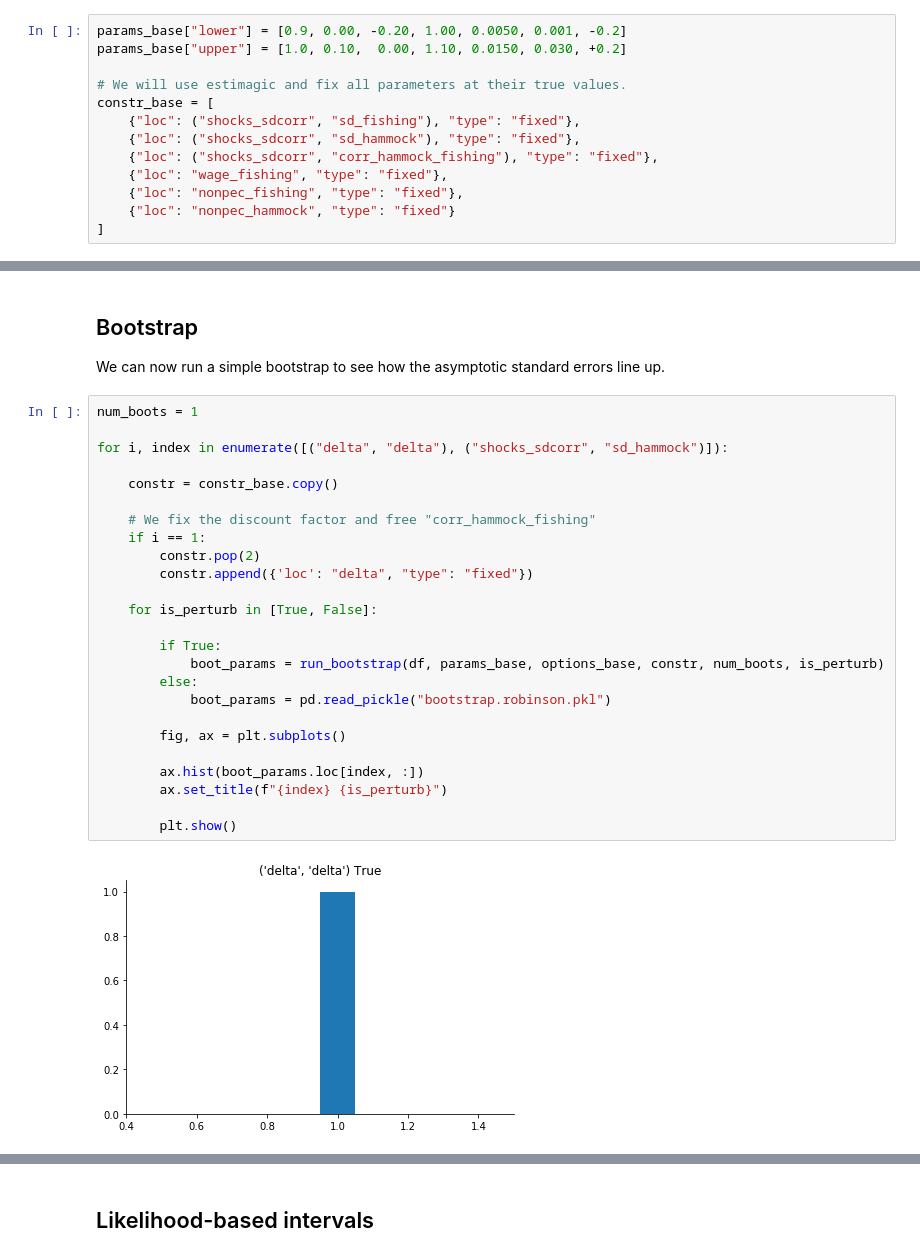
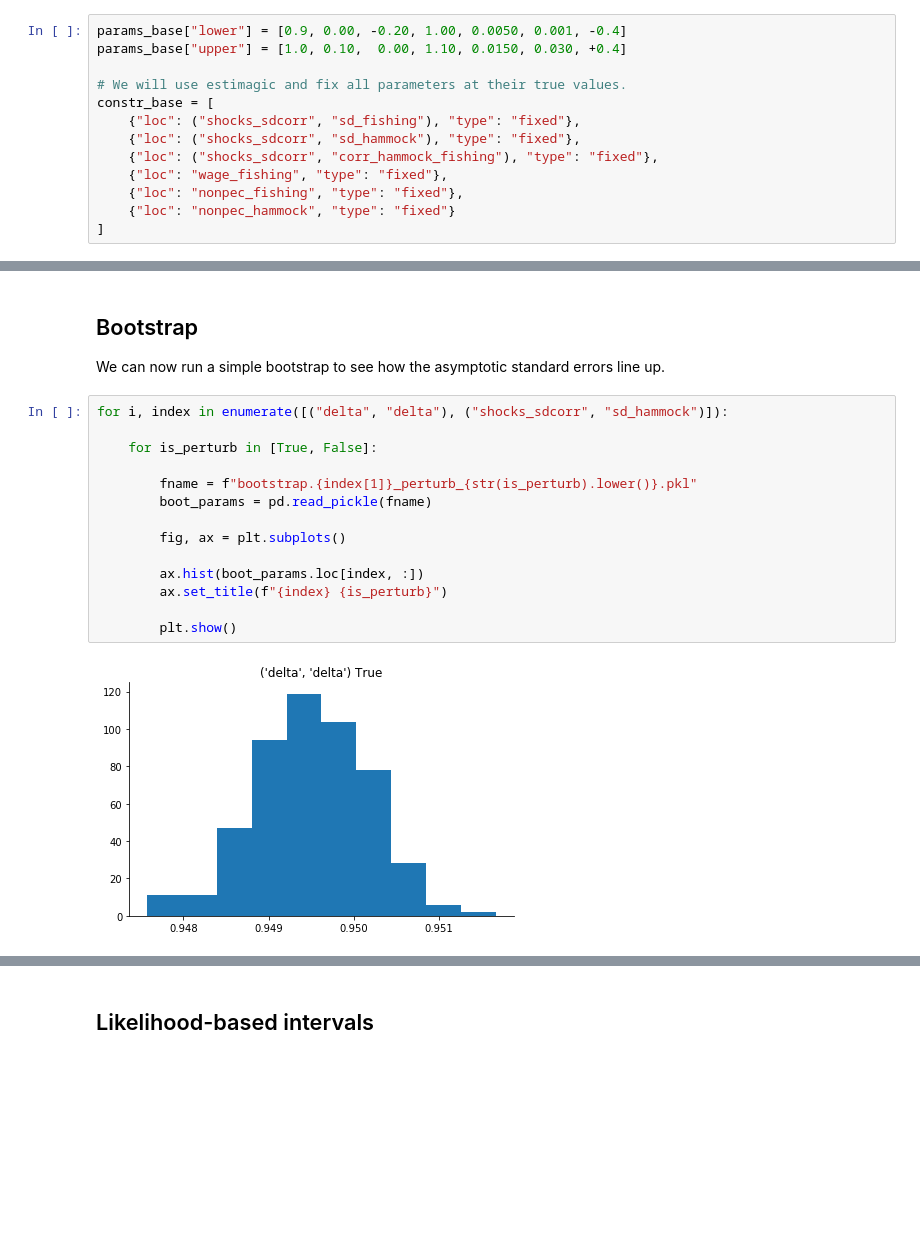
Before and after one commit to peisenha/dev-respy, a Jupyter notebook: dev-calibration-maximum-likelihood.ipynb, the cells around one changed output, grey strips where cells are left out. Drawn from its saved outputs; the diff is of its cells as text; blank space fills up the shorter version.

Commit message:
fixed bootstrap script

```diff
--- a/dev-calibration-maximum-likelihood.ipynb
+++ b/dev-calibration-maximum-likelihood.ipynb
@@ -72,8 +73,8 @@ plt.close()
 
 We can now start exploring the likelihood function. We will first trace out the profile likelihood over reasonable parameter values.
 # %%
-params_base["lower"] = [0.9, 0.00, -0.20, 1.00, 0.0050, 0.001, -0.2]
-params_base["upper"] = [1.0, 0.10,  0.00, 1.10, 0.0150, 0.030, +0.2]
+params_base["lower"] = [0.9, 0.00, -0.20, 1.00, 0.0050, 0.001, -0.4]
+params_base["upper"] = [1.0, 0.10,  0.00, 1.10, 0.0150, 0.030, +0.4]
 
 # We will use estimagic and fix all parameters at their true values.
 constr_base = [
@@ -206,29 +207,18 @@ for num_agents in [1000]:
 
 We can now run a simple bootstrap to see how the asymptotic standard errors line up.
 # %%
-num_boots = 1
-
 for i, index in enumerate([("delta", "delta"), ("shocks_sdcorr", "sd_hammock")]):
-
-    constr = constr_base.copy()
-
-    # We fix the discount factor and free "corr_hammock_fishing"
-    if i == 1:
-        constr.pop(2)
-        constr.append({'loc': "delta", "type": "fixed"})
 
     for is_perturb in [True, False]:
 
-        if True:
-            boot_params = run_bootstrap(df, params_base, options_base, constr, num_boots, is_perturb)
-        else:
-            boot_params = pd.read_pickle("bootstrap.robinson.pkl")
+        fname = f"bootstrap.{index[1]}_perturb_{str(is_perturb).lower()}.pkl"
+        boot_params = pd.read_pickle(fname)
 
         fig, ax = plt.subplots()
 
         ax.hist(boot_params.loc[index, :])
         ax.set_title(f"{index} {is_perturb}")
 
         plt.show()
 # %% [output]
-[figure, old version]
+[figure, new version]
```
Also changed, not shown: parts of 5 cells of this notebook, 7 other files.
